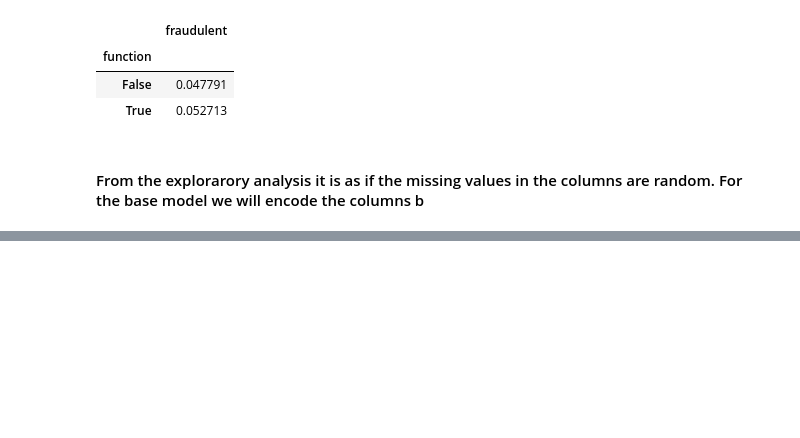
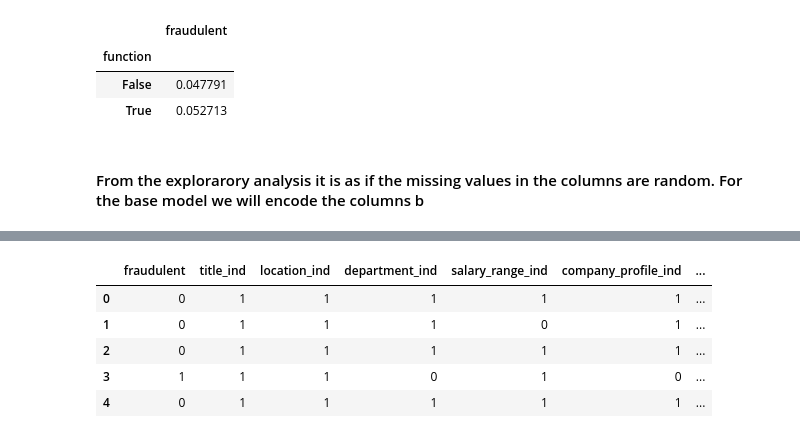
Before and after one commit to obeabi/SdsNovember2020Challenge, a Jupyter notebook: Main_v1.ipynb, the cells around one changed output, grey strips where cells are left out. Drawn from its saved outputs; the diff is of its cells as text; code cells hidden in the pictures; blank space fills up the shorter version.

```diff
--- a/Main_v1.ipynb
+++ b/Main_v1.ipynb
@@ -635,0 +626,18 @@ cat_train.location.str('')
+# %%
+# Drop all original categrocial features
+cat_train.drop(category_features, axis = 1, inplace= True)
+#cat_train.drop('fraudulent', axis = 1, inplace= True)
+
+# Test set
+cat_test.drop(category_features, axis = 1, inplace= True)
+
+
+
+cat_train.head()
+# %% [output]
+|  | fraudulent | title_ind | location_ind | department_ind | salary_range_ind | company_profile_ind | ... |
+| 0 | 0 | 1 | 1 | 1 | 1 | 1 | ... |
+| 1 | 0 | 1 | 1 | 1 | 0 | 1 | ... |
+| 2 | 0 | 1 | 1 | 1 | 1 | 1 | ... |
+| 3 | 1 | 1 | 1 | 0 | 1 | 0 | ... |
+| 4 | 0 | 1 | 1 | 1 | 1 | 1 | ... |
```
Also changed, not shown: parts of 24 cells of this notebook.
